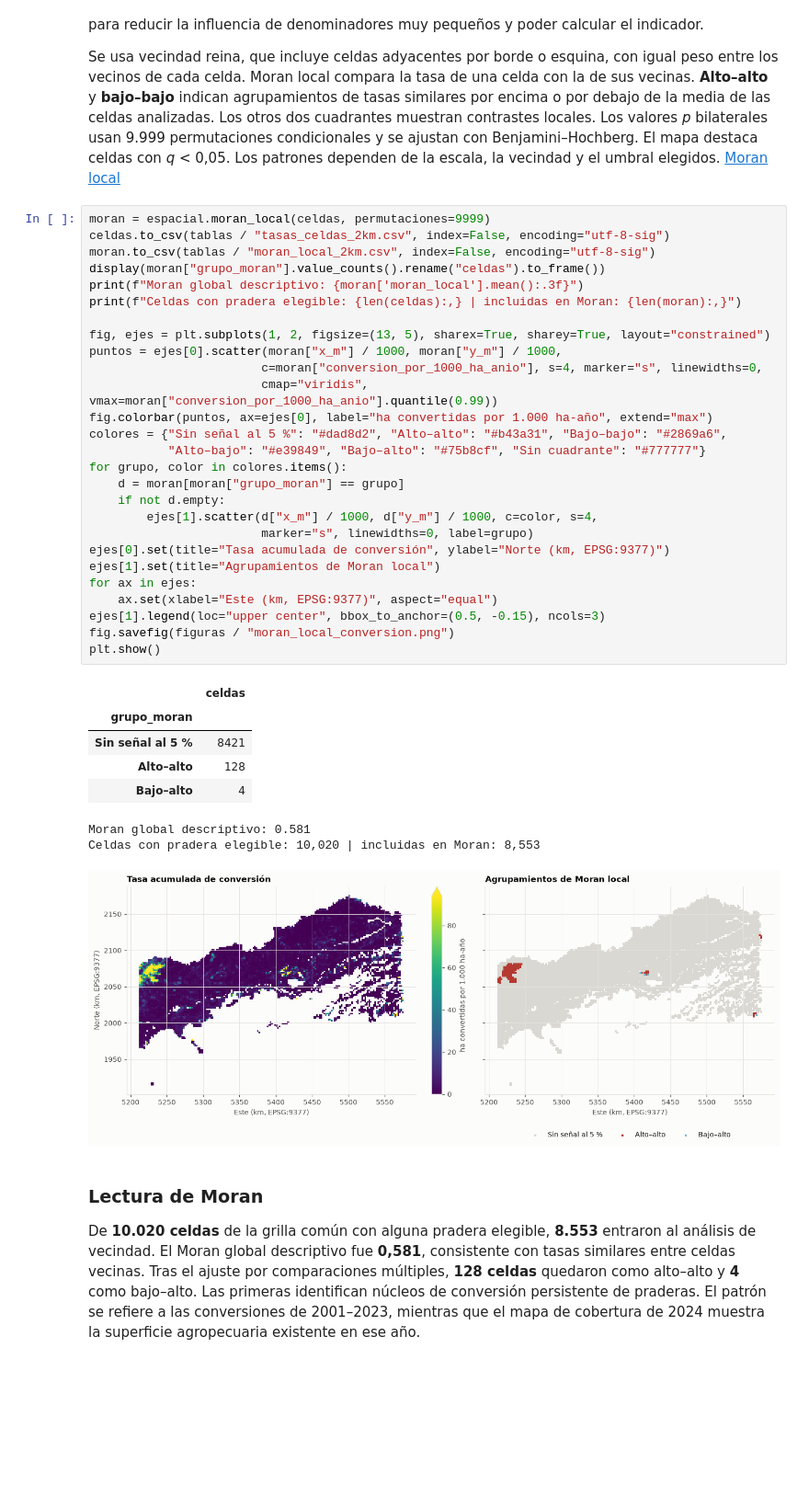
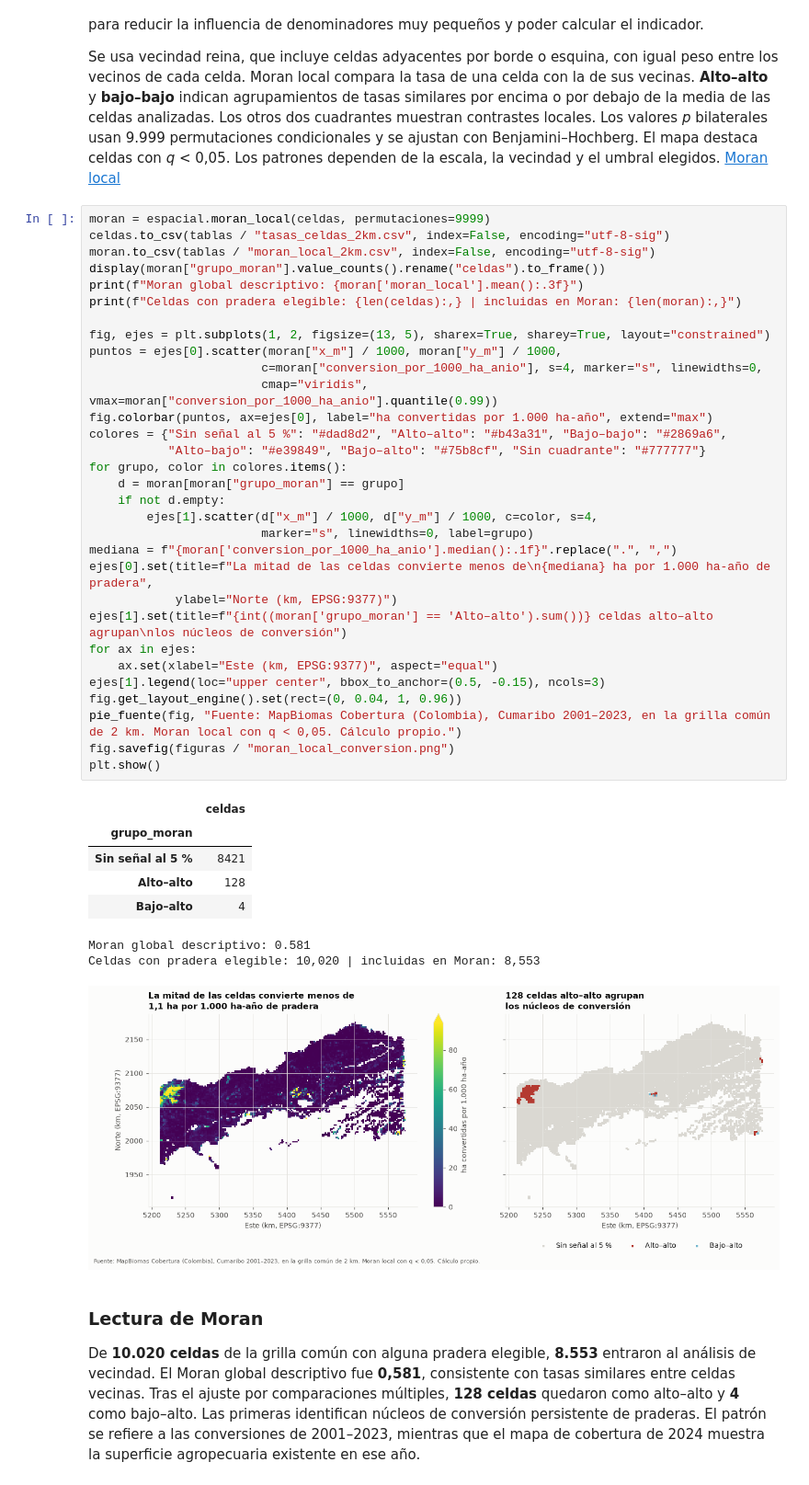
Before and after one commit to DanielFelipeRuizBermudez/Proyecto-ALTILLANURA, a Jupyter notebook: notebooks/50_vinculos/51_cumaribo.ipynb, the cells around one changed output. Shown at 92% size. Saved outputs shown, nothing was run; the diff lists cells and outputs as text; blank space fills up the shorter version.

```diff
--- a/notebooks/50_vinculos/51_cumaribo.ipynb
+++ b/notebooks/50_vinculos/51_cumaribo.ipynb
@@ -200,36 +208,40 @@ celdas.to_csv(tablas / "tasas_celdas_2km.csv", index=False, encoding="utf-8-sig"
 moran.to_csv(tablas / "moran_local_2km.csv", index=False, encoding="utf-8-sig")
 display(moran["grupo_moran"].value_counts().rename("celdas").to_frame())
 print(f"Moran global descriptivo: {moran['moran_local'].mean():.3f}")
 print(f"Celdas con pradera elegible: {len(celdas):,} | incluidas en Moran: {len(moran):,}")
 
 fig, ejes = plt.subplots(1, 2, figsize=(13, 5), sharex=True, sharey=True, layout="constrained")
 puntos = ejes[0].scatter(moran["x_m"] / 1000, moran["y_m"] / 1000,
                         c=moran["conversion_por_1000_ha_anio"], s=4, marker="s", linewidths=0,
                         cmap="viridis", vmax=moran["conversion_por_1000_ha_anio"].quantile(0.99))
 fig.colorbar(puntos, ax=ejes[0], label="ha convertidas por 1.000 ha-año", extend="max")
 colores = {"Sin señal al 5 %": "#dad8d2", "Alto–alto": "#b43a31", "Bajo–bajo": "#2869a6",
            "Alto–bajo": "#e39849", "Bajo–alto": "#75b8cf", "Sin cuadrante": "#777777"}
 for grupo, color in colores.items():
     d = moran[moran["grupo_moran"] == grupo]
     if not d.empty:
         ejes[1].scatter(d["x_m"] / 1000, d["y_m"] / 1000, c=color, s=4,
                         marker="s", linewidths=0, label=grupo)
-ejes[0].set(title="Tasa acumulada de conversión", ylabel="Norte (km, EPSG:9377)")
-ejes[1].set(title="Agrupamientos de Moran local")
+mediana = f"{moran['conversion_por_1000_ha_anio'].median():.1f}".replace(".", ",")
+ejes[0].set(title=f"La mitad de las celdas convierte menos de\n{mediana} ha por 1.000 ha-año de pradera",
+            ylabel="Norte (km, EPSG:9377)")
+ejes[1].set(title=f"{int((moran['grupo_moran'] == 'Alto–alto').sum())} celdas alto–alto agrupan\nlos núcleos de conversión")
 for ax in ejes:
     ax.set(xlabel="Este (km, EPSG:9377)", aspect="equal")
 ejes[1].legend(loc="upper center", bbox_to_anchor=(0.5, -0.15), ncols=3)
+fig.get_layout_engine().set(rect=(0, 0.04, 1, 0.96))
+pie_fuente(fig, "Fuente: MapBiomas Cobertura (Colombia), Cumaribo 2001–2023, en la grilla común de 2 km. Moran local con q < 0,05. Cálculo propio.")
 fig.savefig(figuras / "moran_local_conversion.png")
 plt.show()
 # %% [output]
 |  | celdas |
 | grupo_moran |  |
 | Sin señal al 5 % | 8421 |
 | Alto–alto | 128 |
 | Bajo–alto | 4 |
 Moran global descriptivo: 0.581
 Celdas con pradera elegible: 10,020 | incluidas en Moran: 8,553
-[figure, old version]
+[figure, new version]
 # %% [markdown]
 ### Lectura de Moran
 
```
Also changed, not shown: parts of 3 cells of this notebook, 10 other files.
